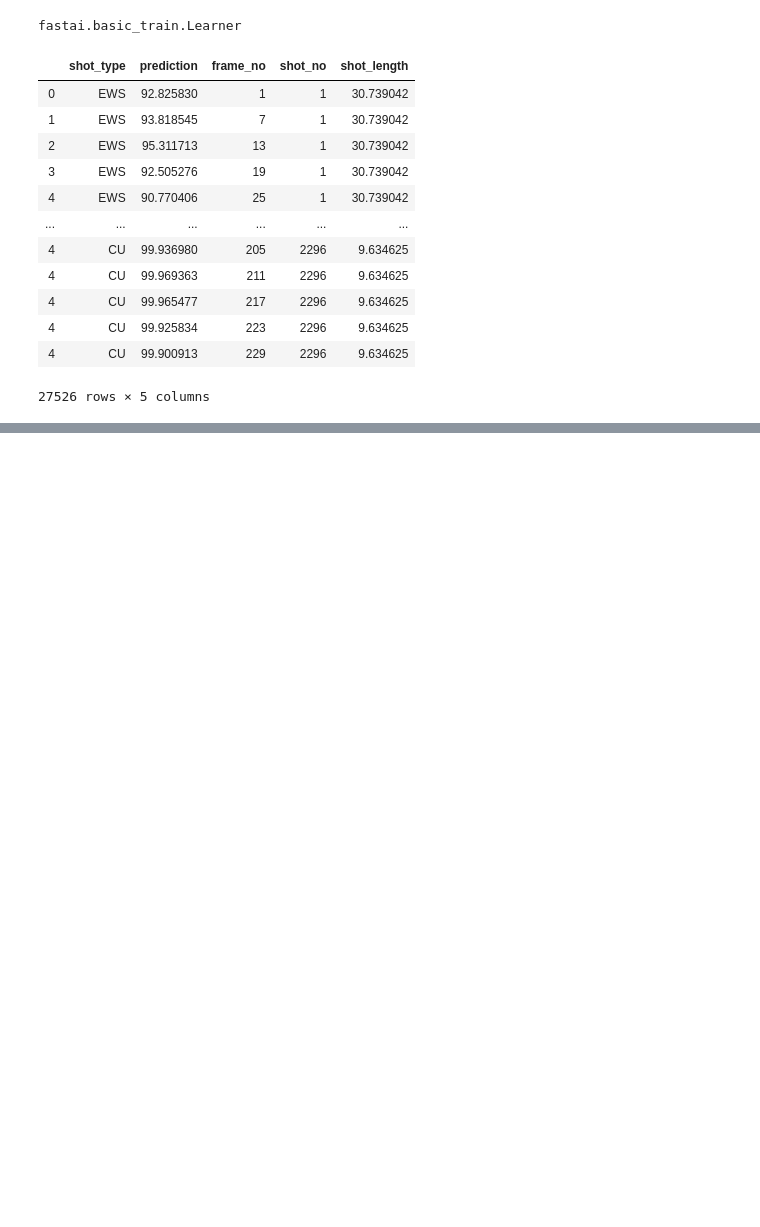
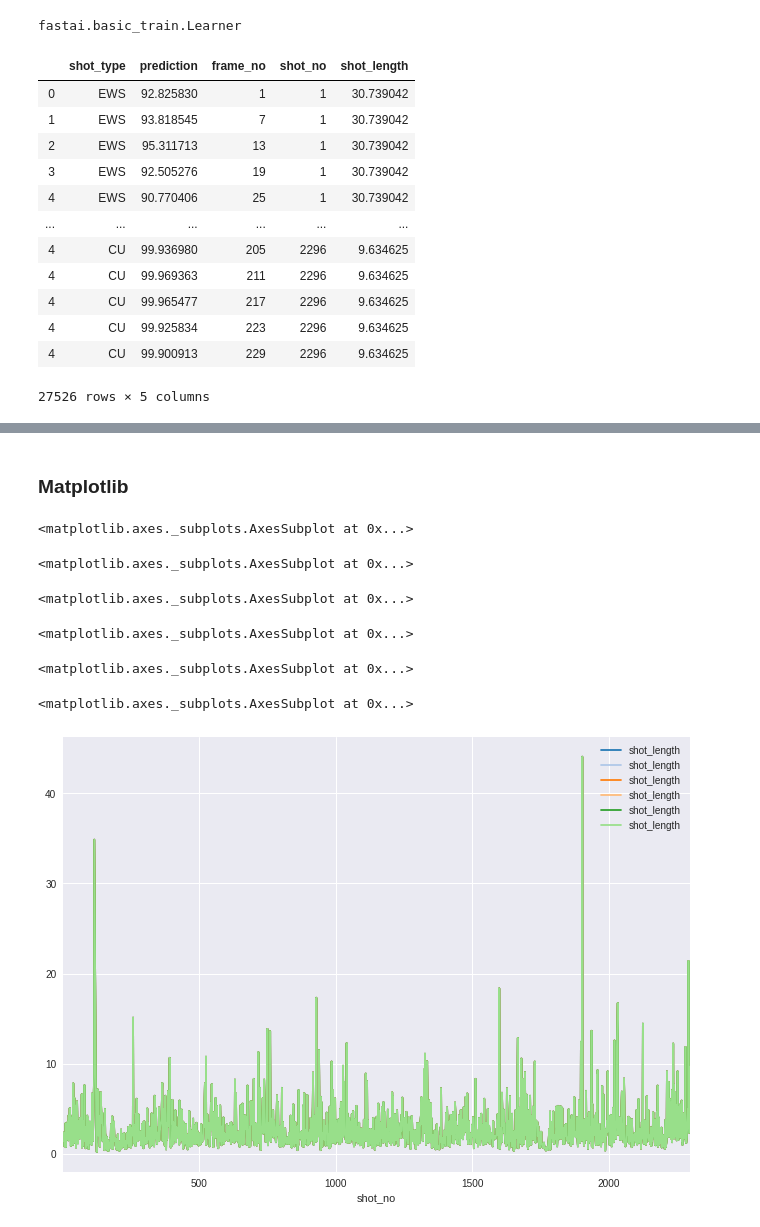
Before and after one commit to rsomani95/shot-boundary-detection, a Jupyter notebook: predict-shot-types.ipynb, the cells around one changed output, grey strips where cells are left out. Drawn from its saved outputs; the diff is of its cells as text; code cells hidden in the pictures; blank space fills up the shorter version.

```diff
--- a/predict-shot-types.ipynb
+++ b/predict-shot-types.ipynb
@@ -8,8 +8,11 @@ from fastai.vision import *
 from pathlib import Path
 from utils import *
 from tqdm import tqdm, tqdm_notebook
+import matplotlib
 import matplotlib.pyplot as plt
 import cv2
+
+matplotlib.style.use('fivethirtyeight')
 # %%
 %%capture
 learn = load_learner('/home/rahul/github_projects/shot-type-classifier/models/', file='shot-type-classifier.pkl');
@@ -290,0 +281,3 @@ cols(
+# %%
+shot_list = pd.read_csv(path/'shot-list-confident.csv')
+shot_list
@@ -290,0 +298,24 @@ cols(
+# %% [markdown]
+### Matplotlib
+# %%
+# https://nipunbatra.github.io/blog/2017/50-ggplot-python-1.html
+colors = [(31, 119, 180),  (174, 199, 232), (255, 127, 14),  (255, 187, 120),
+          (44, 160, 44),   (152, 223, 138), (214, 39, 40),   (255, 152, 150),
+          (148, 103, 189), (197, 176, 213), (140, 86, 75),   (196, 156, 148),
+          (227, 119, 194), (247, 182, 210), (127, 127, 127), (199, 199, 199),
+          (188, 189, 34),  (219, 219, 141), (23, 190, 207),  (158, 218, 229)]
+
+colors = [(r/255., g/255., b/255.) for r,g,b in colors]
+
+matplotlib.style.use('seaborn')
+fig, ax = plt.subplots()
+for i, (name, group) in enumerate(shot_list.groupby('shot_type')):
+    shot_list.plot(x='shot_no',y='shot_length', figsize=(10,8), ax=ax, colors=colors[i])
+# %% [output]
+<matplotlib.axes._subplots.AxesSubplot at 0x...>
+<matplotlib.axes._subplots.AxesSubplot at 0x...>
+<matplotlib.axes._subplots.AxesSubplot at 0x...>
+<matplotlib.axes._subplots.AxesSubplot at 0x...>
+<matplotlib.axes._subplots.AxesSubplot at 0x...>
+<matplotlib.axes._subplots.AxesSubplot at 0x...>
+[figure, added]
```
Also changed, not shown: parts of 17 cells of this notebook.
